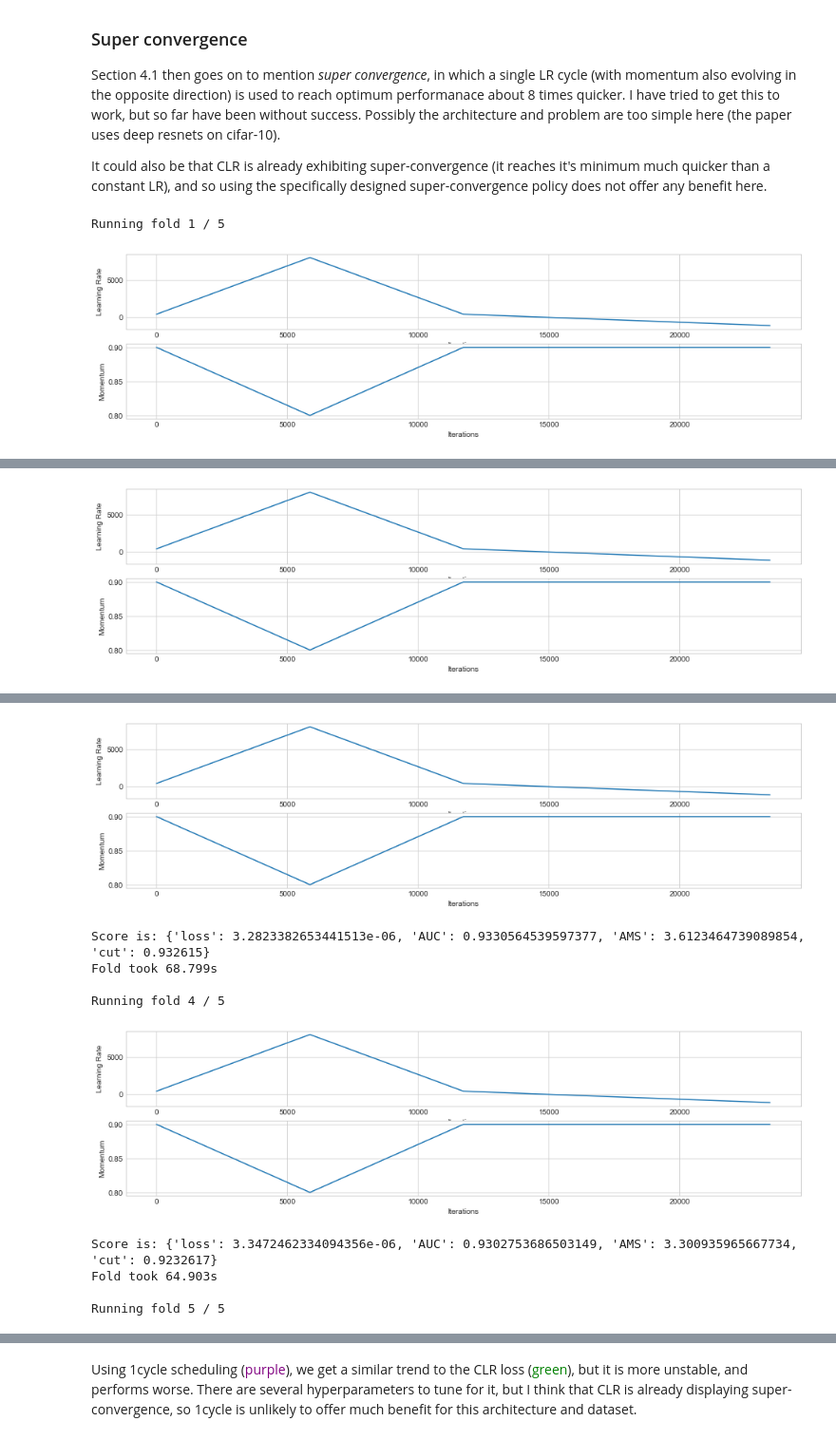
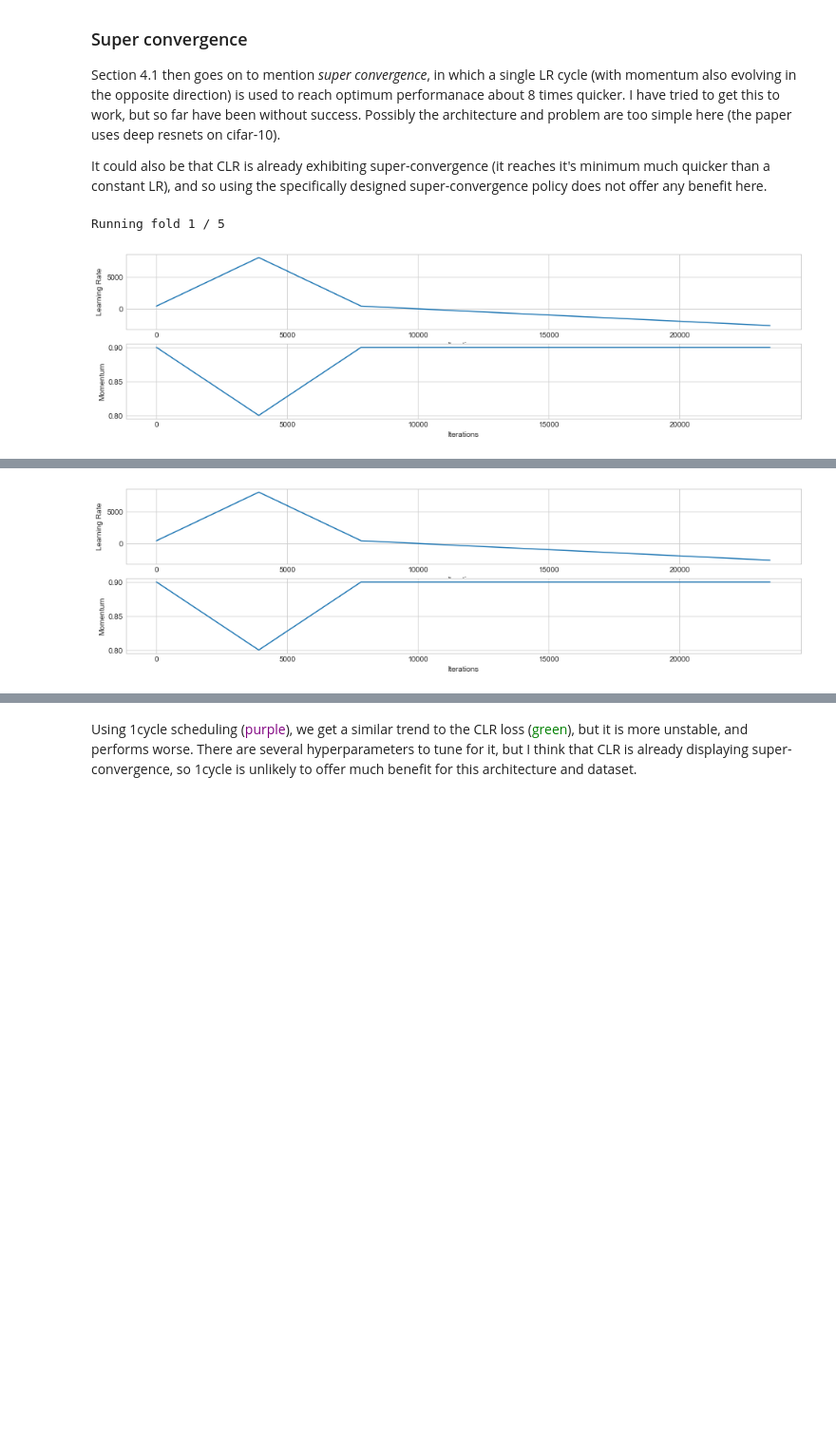
Before and after one commit to GilesStrong/Smith_HyperParams1_Demo, a Jupyter notebook: Notebooks/Sec4-1_Cyclical_LR.ipynb, the cells around one changed output, grey strips where cells are left out. Shown at 95% size. Cells and saved outputs as stored; diff of their text form; code cells hidden in the pictures; blank space fills up the shorter version.

```diff
--- a/Notebooks/Sec4-1_Cyclical_LR.ipynb
+++ b/Notebooks/Sec4-1_Cyclical_LR.ipynb
@@ -220,10 +220,10 @@ It could also be that CLR is already exhibiting super-convergence (it reaches it
 # %%
 results3One, history3One = cvTrainClassifier(data, features, nFolds, preprocParams,
                                              {'version':'modelRelu', 'nIn':len(features),
                                               'compileArgs':{**compileArgs, 'lr':8e3}},
                                              trainParams, useEarlyStop=False, plot=False,
-                                             useCallbacks={'OneCycle':{'scale':15, 'lrScale':20,
+                                             useCallbacks={'OneCycle':{'scale':10, 'lrScale':20,
                                                                        'momScale':0.1, 'plot':True}})
 # %% [output]
 Running fold 1 / 5
-[figure, old version]
+[figure, new version]
@@ -232,3 +232,3 @@ Fold took 64.179s
 
 Running fold 2 / 5
-[figure, old version]
+[figure, new version]
@@ -237,12 +237,2 @@ Fold took 64.562s
 
 Running fold 3 / 5
-[figure, removed]
-Score is: {'loss': 3.2823382653441513e-06, 'AUC': 0.9330564539597377, 'AMS': 3.6123464739089854, 'cut': 0.932615}
-Fold took 68.799s
-
-Running fold 4 / 5
-[figure, removed]
-Score is: {'loss': 3.3472462334094356e-06, 'AUC': 0.9302753686503149, 'AMS': 3.300935965667734, 'cut': 0.9232617}
-Fold took 64.903s
-
-Running fold 5 / 5
```
Also changed, not shown: parts of 3 cells of this notebook, 1 other file.
